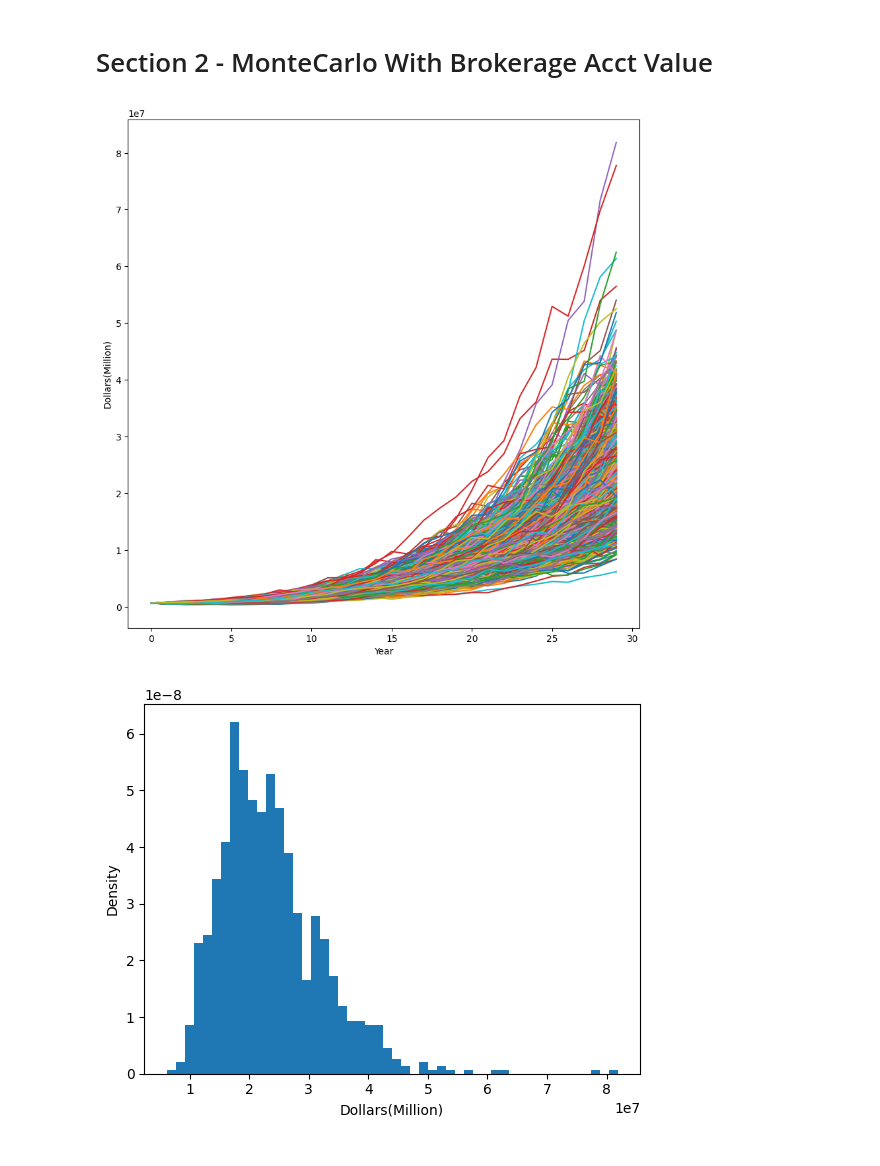
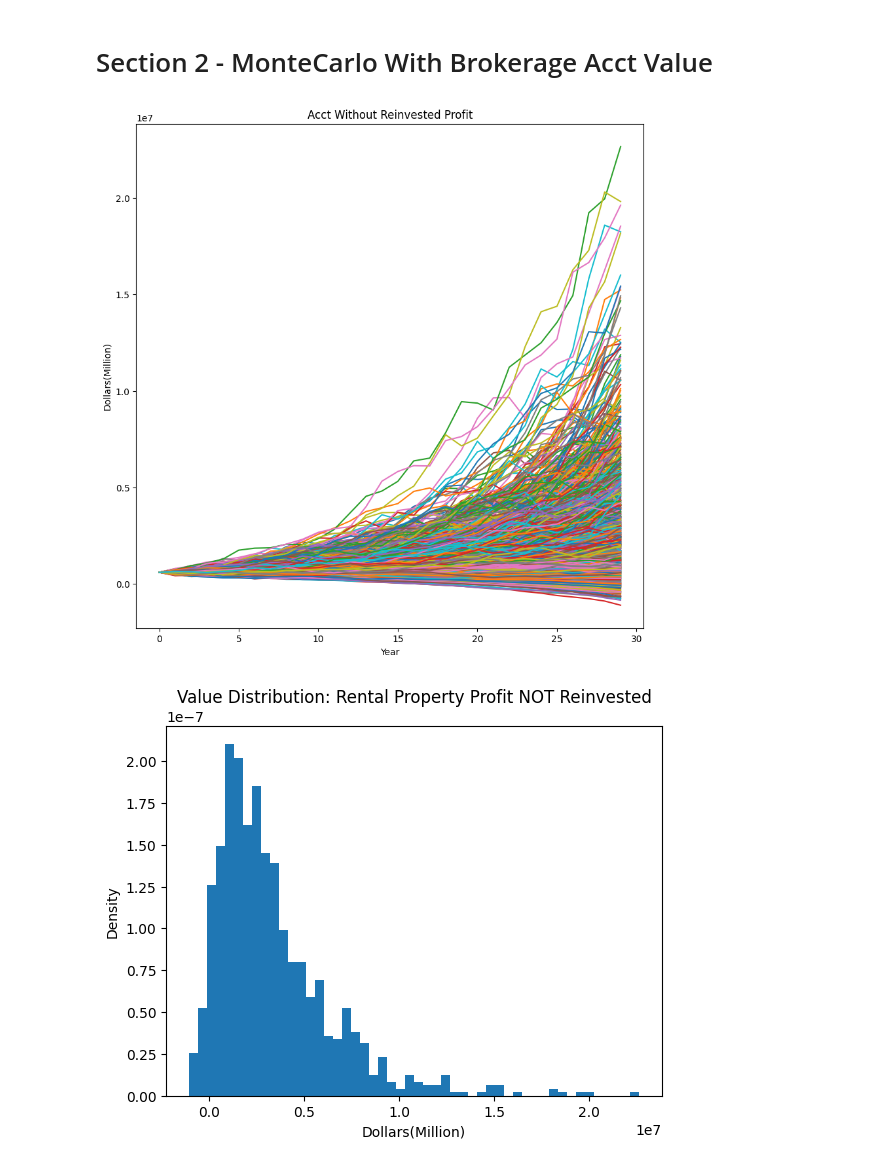
Before and after one commit to Ryderevan/MonteCarloRental, a Jupyter notebook: General Profitability.ipynb, the cells around one changed output. Cells and saved outputs as stored; diff of their text form; code cells hidden in the pictures.

```diff
--- a/General Profitability.ipynb
+++ b/General Profitability.ipynb
@@ -76,6 +76,8 @@ YearlyData = np.zeros([iterations,LTYears,5]) #Layer(Iteration), row(Year), colu
 YearlyData[:,0,0] = 0 #Current year 0
 YearlyData[:,0,1] = PurchasePrice #InitialBrokerageAcctValue
 YearlyData[:,0,2] = 0 #initial cumulative rental income
+YearlyData[:,0,3] = PurchasePrice #InitialBrokerageAcctValue
+YearlyData[:,0,4] = PurchasePrice #Series with no house, brokerage only
 i = 0
 j = 1 # j=0 already set above
 
@@ -98,7 +100,7 @@ while i < iterations:
         samplewknd = np.random.normal(muwkndRentPct, sigmawkndRentPct, size=1)
 
         #Calculate acct value no Profit Reinvestment
-        YearlyData[i,j,1] = YearlyData[i,j-1,1] -LoanPayment*12 +  YearlyData[i,j-1,1]*samplemkt
+        YearlyData[i,j,1] = YearlyData[i,j-1,1] + YearlyData[i,j-1,1]*samplemkt - LoanPayment*12
 
         #Calculate rental cumulative income
         Income = WeekendDaysInYear*samplewknd*WeekendRate + WeekDaysInYear*samplewk*WeekdayRate #Dollars
@@ -107,44 +109,42 @@ while i < iterations:
         YearlyData[i,j,2] = YearlyData[i,j-1,2] + Income-Expenses
 
         #Calculate acct value with Profit Reinvestment
-        YearlyData[i,j,3] = YearlyData[i,j-1,3] -LoanPayment*12 +  YearlyData[i,j-1,3]*samplemkt + YearlyData[i,j-1,3]
+        YearlyData[i,j,3] = YearlyData[i,j-1,3] + YearlyData[i,j-1,3]*samplemkt -LoanPayment*12 + (Income-Expenses)
+
+        #Calculate acct value without rental property
+        YearlyData[i,j,4] = YearlyData[i,j-1,4] + YearlyData[i,j-1,4]*samplemkt
 
 
         j+=1
 
     i+=1
 # %%
-#Plot MonteCarlo for brokerage acct
+#Plot MonteCarlo
+
 fig = plt.figure(figsize =(10, 10))
-plt.title('')
+plt.title('Acct Without Reinvested Profit')
 for i in range(YearlyData.shape[0]):
     label = f'data{i}'   # Generate a label for the series
     plt.plot(YearlyData[i,:,0], YearlyData[i,:,1], label=label)
 
 # Add axis labels and legend
 plt.xlabel('Year')
 plt.ylabel('Dollars(Million)')
 
 
 # Show the plot
 plt.show()
 # %% [output]
-[figure, old version]
+[figure, new version]
 # %%
 n, bins, patches = plt.hist(YearlyData[:,29,1], bins=50, density = True)
 plt.xlabel('Dollars(Million)')
 plt.ylabel('Density')
+plt.title('Value Distribution: Rental Property Profit NOT Reinvested')
 
 bin_centers = 0.5 * (bins[1:] + bins[:-1])
-
-#shape, loc, scale = lognorm.fit(YearlyData[:,29,1], floc = 0)
-#pdf = lognorm.pdf(bin_centers, s = shape, loc = loc, scale = scale)
-
-#plt.hist(YearlyData[:,29,1], bins=50, density = True)
-#plt.plot(bin_centers, pdf, 'r-', label='Log Normal Distribution')
-#plt.show()
 # %% [output]
-[figure, old version]
+[figure, new version]
 # %%
 #Plot MonteCarlo for brokerage acct
 fig = plt.figure(figsize =(10, 10))
```
Also changed, not shown: parts of 7 cells of this notebook.
